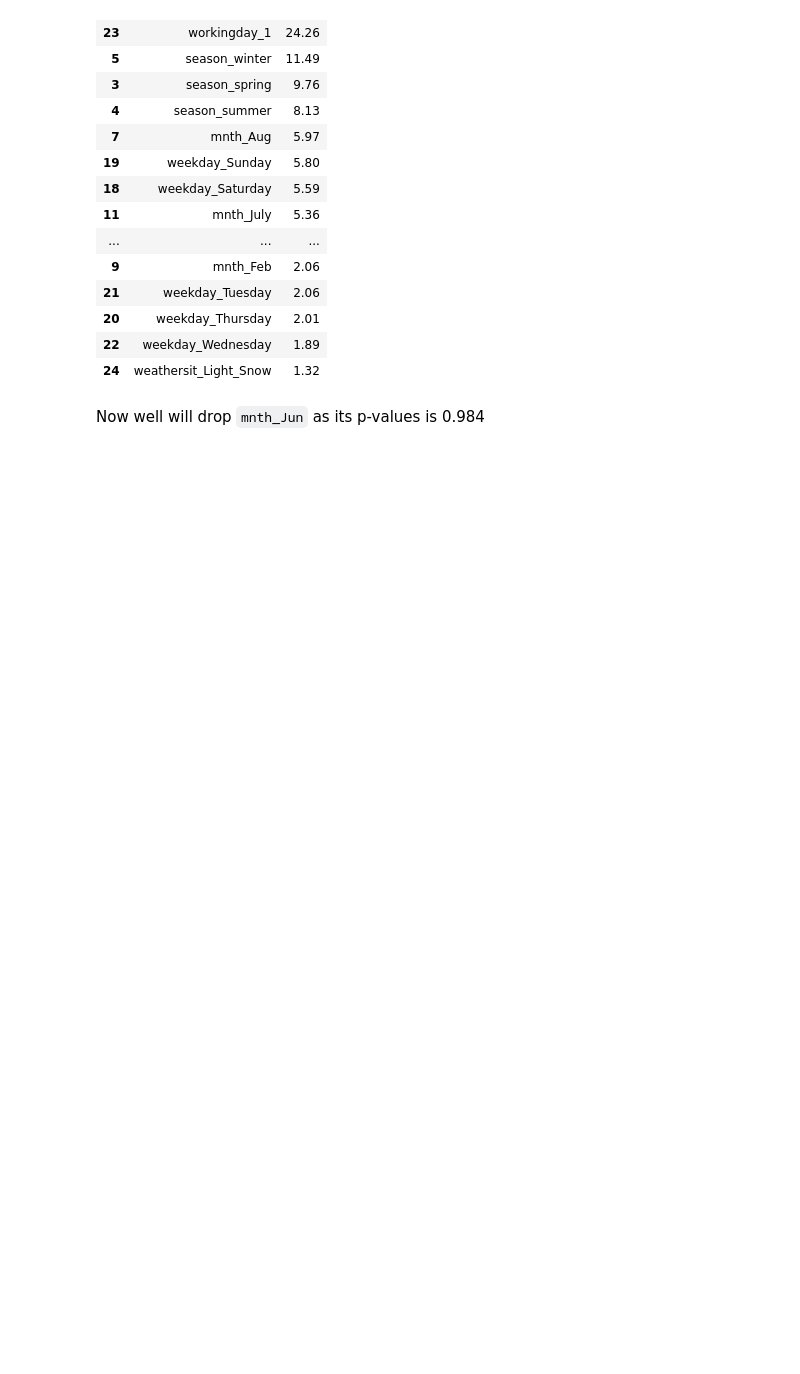
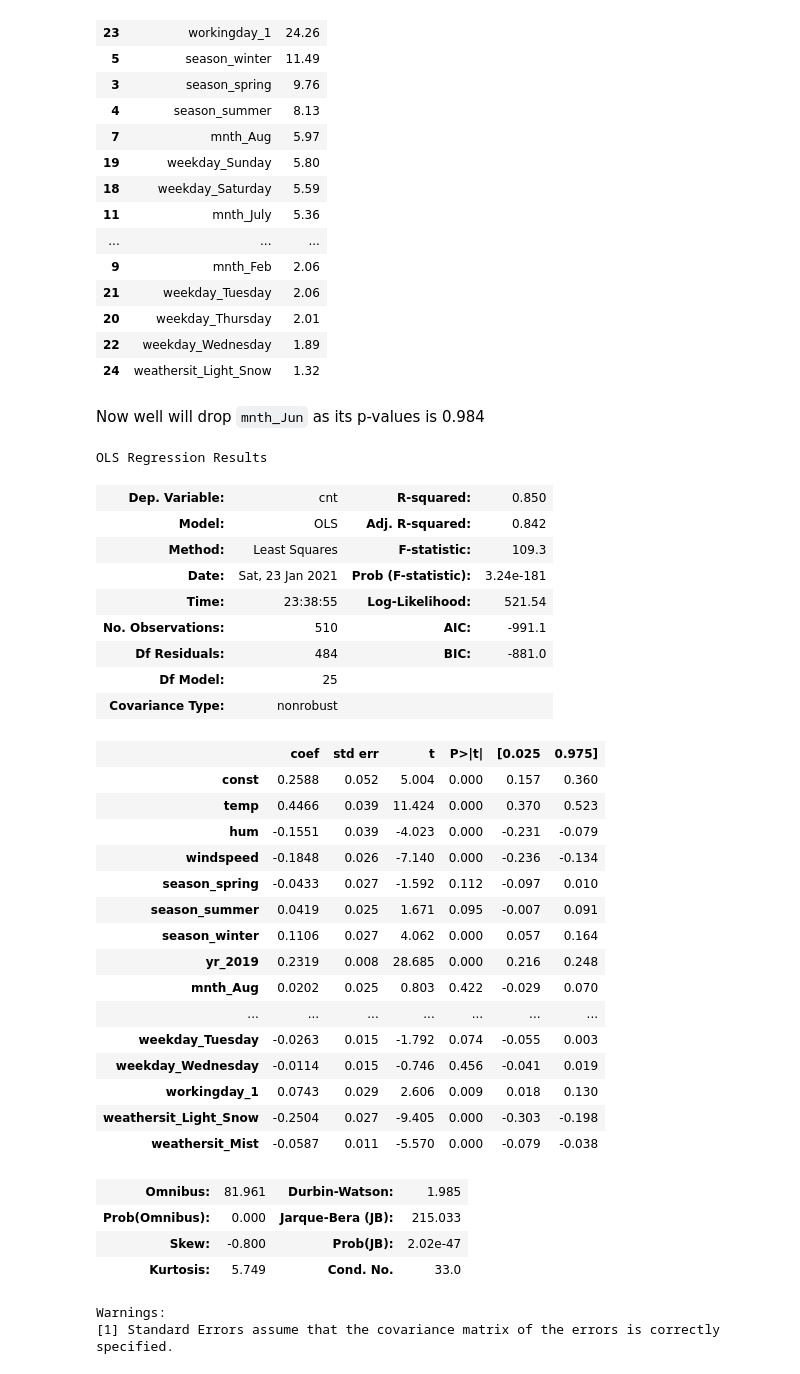
Before and after one commit to shikharverma96/Bike_Sharing, a Jupyter notebook: Bike_Sharing_Demand.ipynb, the cells around one changed output. Drawn from its saved outputs; the diff is of its cells as text; code cells hidden in the pictures; blank space fills up the shorter version.

Commit message:
Model 3

```diff
--- a/Bike_Sharing_Demand.ipynb
+++ b/Bike_Sharing_Demand.ipynb
@@ -493,3 +493,52 @@ vif
 | 24 | weathersit_Light_Snow | 1.32 |
 # %% [markdown]
 Now well will drop `mnth_Jun` as its p-values is 0.984
+# %%
+#model 3
+# Dropping highly correlated variables and insignificant variables
+X = X.drop('mnth_Jun',axis=1)
+# %%
+#create another model
+X_train_sm = sm.add_constant(X)
+
+# Create a second fitted model
+lr = sm.OLS(y_train, X_train_sm)
+
+#fit
+lr_model = lr.fit()
+
+#summary
+lr_model.summary()
+# %% [output]
+OLS Regression Results
+| Dep. Variable: | cnt | R-squared: | 0.850 |
+| Model: | OLS | Adj. R-squared: | 0.842 |
+| Method: | Least Squares | F-statistic: | 109.3 |
+| Date: | Sat, 23 Jan 2021 | Prob (F-statistic): | 3.24e-181 |
+| Time: | 23:38:55 | Log-Likelihood: | 521.54 |
+| No. Observations: | 510 | AIC: | -991.1 |
+| Df Residuals: | 484 | BIC: | -881.0 |
+| Df Model: | 25 |  |  |
+| Covariance Type: | nonrobust |  |  |
+|  | coef | std err | t | P>|t| | [0.025 | 0.975] |
+| const | 0.2588 | 0.052 | 5.004 | 0.000 | 0.157 | 0.360 |
+| temp | 0.4466 | 0.039 | 11.424 | 0.000 | 0.370 | 0.523 |
+| hum | -0.1551 | 0.039 | -4.023 | 0.000 | -0.231 | -0.079 |
+| windspeed | -0.1848 | 0.026 | -7.140 | 0.000 | -0.236 | -0.134 |
+| season_spring | -0.0433 | 0.027 | -1.592 | 0.112 | -0.097 | 0.010 |
+| season_summer | 0.0419 | 0.025 | 1.671 | 0.095 | -0.007 | 0.091 |
+| season_winter | 0.1106 | 0.027 | 4.062 | 0.000 | 0.057 | 0.164 |
+| yr_2019 | 0.2319 | 0.008 | 28.685 | 0.000 | 0.216 | 0.248 |
+| mnth_Aug | 0.0202 | 0.025 | 0.803 | 0.422 | -0.029 | 0.070 |
+| ... | ... | ... | ... | ... | ... | ... |
+| weekday_Tuesday | -0.0263 | 0.015 | -1.792 | 0.074 | -0.055 | 0.003 |
+| weekday_Wednesday | -0.0114 | 0.015 | -0.746 | 0.456 | -0.041 | 0.019 |
+| workingday_1 | 0.0743 | 0.029 | 2.606 | 0.009 | 0.018 | 0.130 |
+| weathersit_Light_Snow | -0.2504 | 0.027 | -9.405 | 0.000 | -0.303 | -0.198 |
+| weathersit_Mist | -0.0587 | 0.011 | -5.570 | 0.000 | -0.079 | -0.038 |
+| Omnibus: | 81.961 | Durbin-Watson: | 1.985 |
+| Prob(Omnibus): | 0.000 | Jarque-Bera (JB): | 215.033 |
+| Skew: | -0.800 | Prob(JB): | 2.02e-47 |
+| Kurtosis: | 5.749 | Cond. No. | 33.0 |
+Warnings:
+[1] Standard Errors assume that the covariance matrix of the errors is correctly specified.
```
Also changed, not shown: parts of 2 cells of this notebook.
